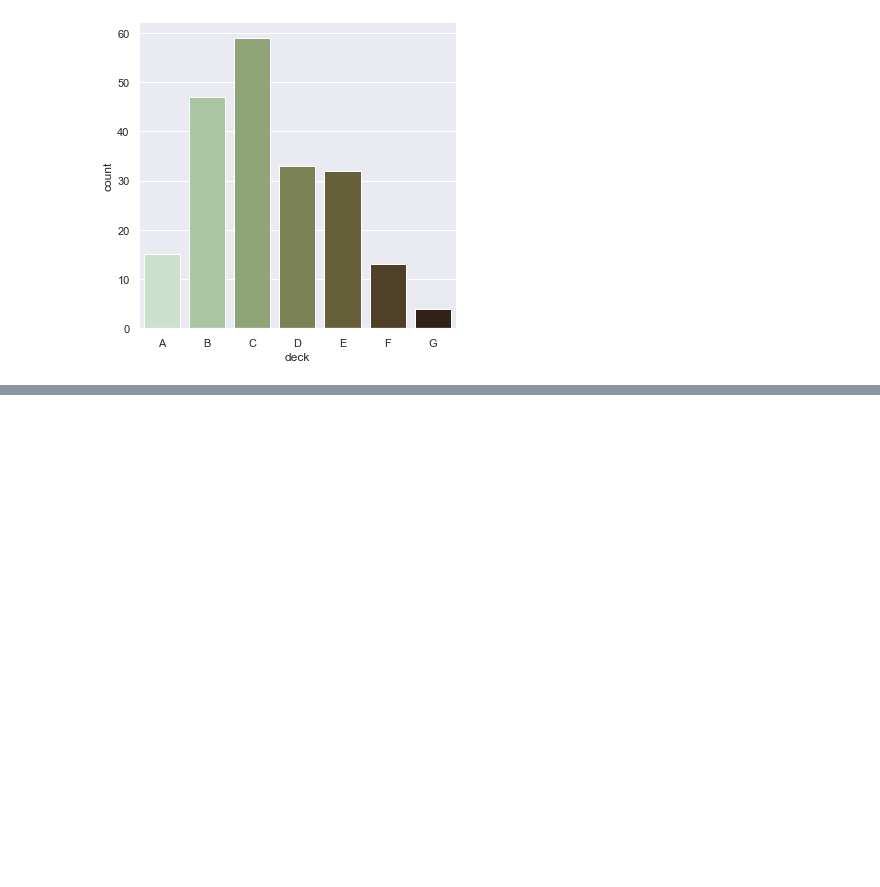
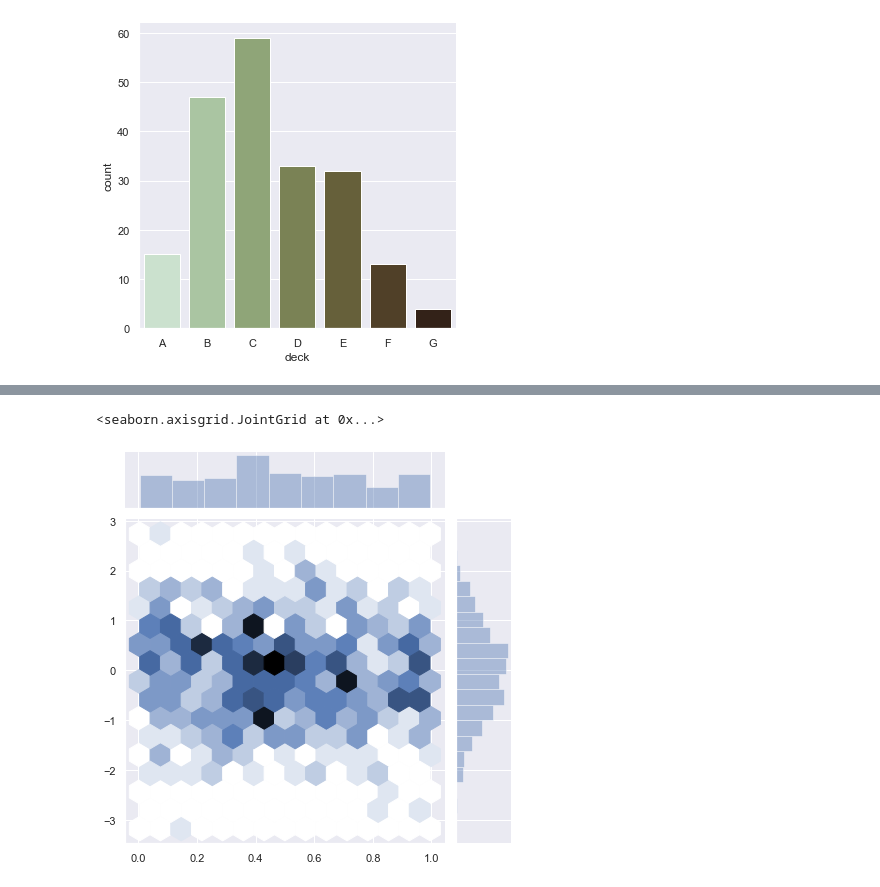
Before and after one commit to KrishnaDesai16/ML-DL, a Jupyter notebook: python/Visualization/seaborn.ipynb, the cells around one changed output, grey strips where cells are left out. Cells and saved outputs as stored; diff of their text form; code cells hidden in the pictures; blank space fills up the shorter version.

```diff
--- a/python/Visualization/seaborn.ipynb
+++ b/python/Visualization/seaborn.ipynb
@@ -238,0 +252,5 @@ sb.catplot(x='deck',kind='count',data=titanic,palette = 'ch:0.95')
+# %%
+sb.jointplot(a,b,kind='hex')
+# %% [output]
+<seaborn.axisgrid.JointGrid at 0x...>
+[figure, added]
```
Also changed, not shown: parts of 6 cells of this notebook.
